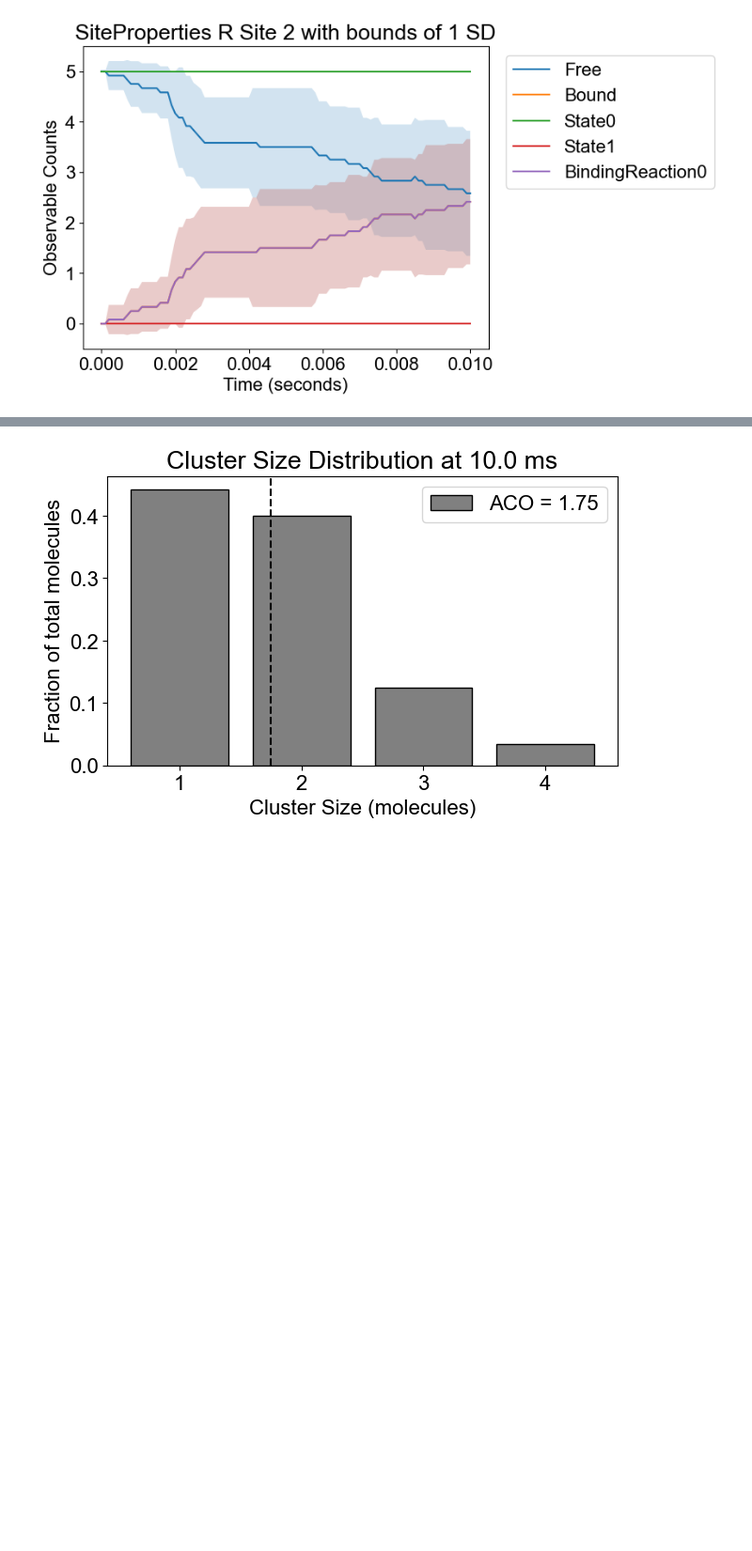
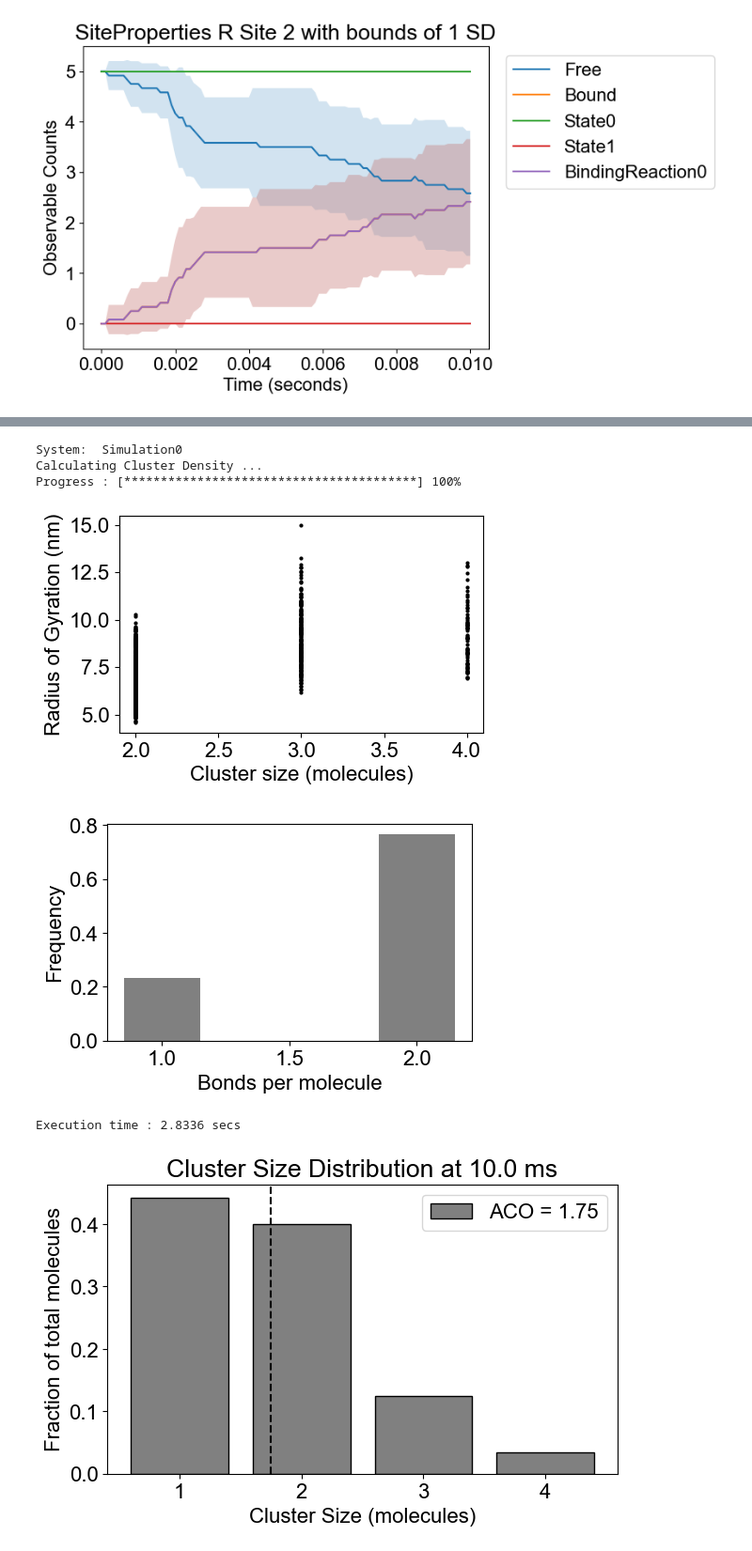
Before and after one commit to MolClustPy/SpringSaLaD-Python-Viz, a Jupyter notebook: demo.ipynb, the cells around one changed output, grey strips where cells are left out. Shown at 94% size. Drawn from its saved outputs; the diff is of its cells as text; code cells hidden in the pictures; blank space fills up the shorter version.

```diff
--- a/demo.ipynb
+++ b/demo.ipynb
@@ -89 +100,10 @@ spatial_analysis(search_directory, [])
+# %%
+Spatial_Analysis.plot(search_directory, [])
+# %% [output]
+System:  Simulation0
+Calculating Cluster Density ...
+Progress : [****************************************] 100%
+[figure, added]
+[figure, added]
+Execution time : 2.8336 secs
 # %%
```
Also changed, not shown: parts of 8 cells of this notebook, 24 other files.
